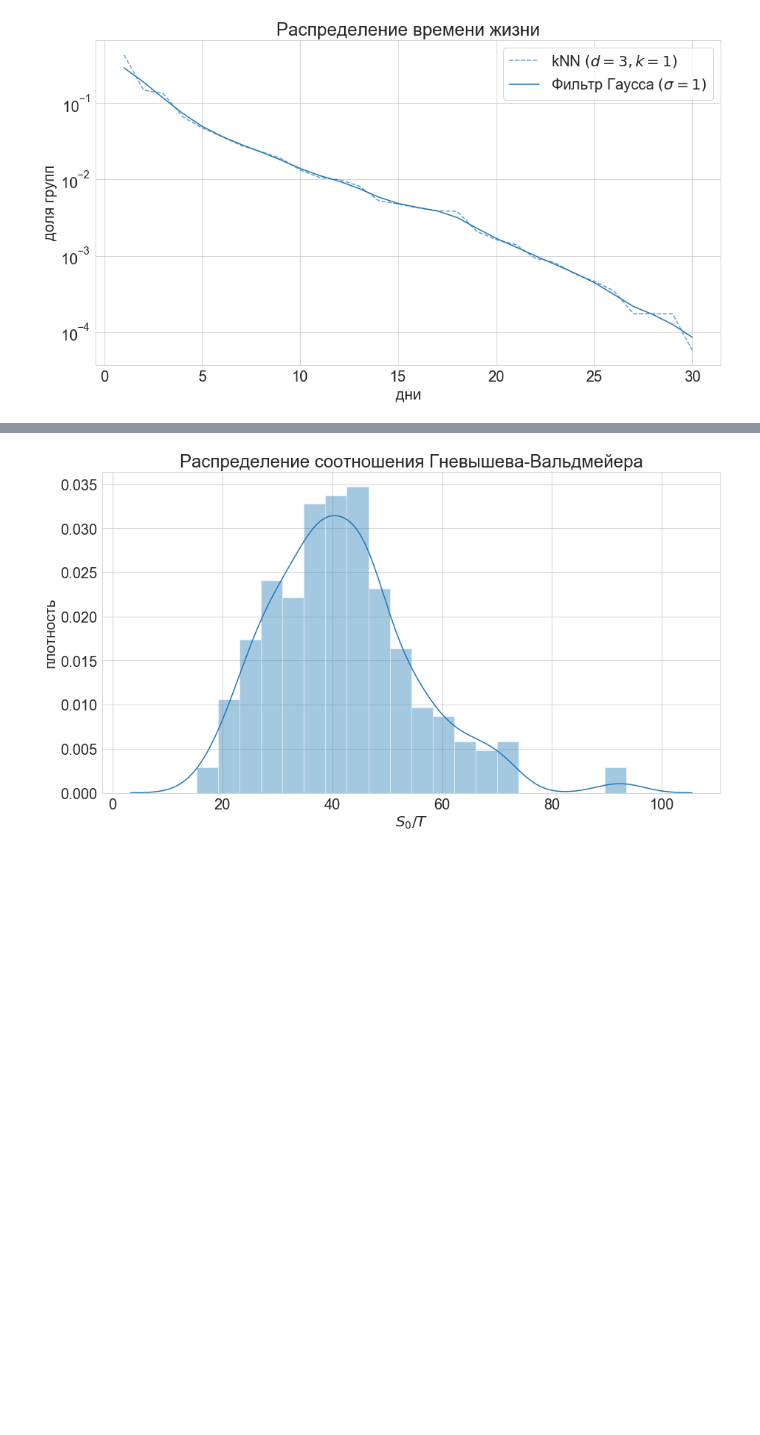
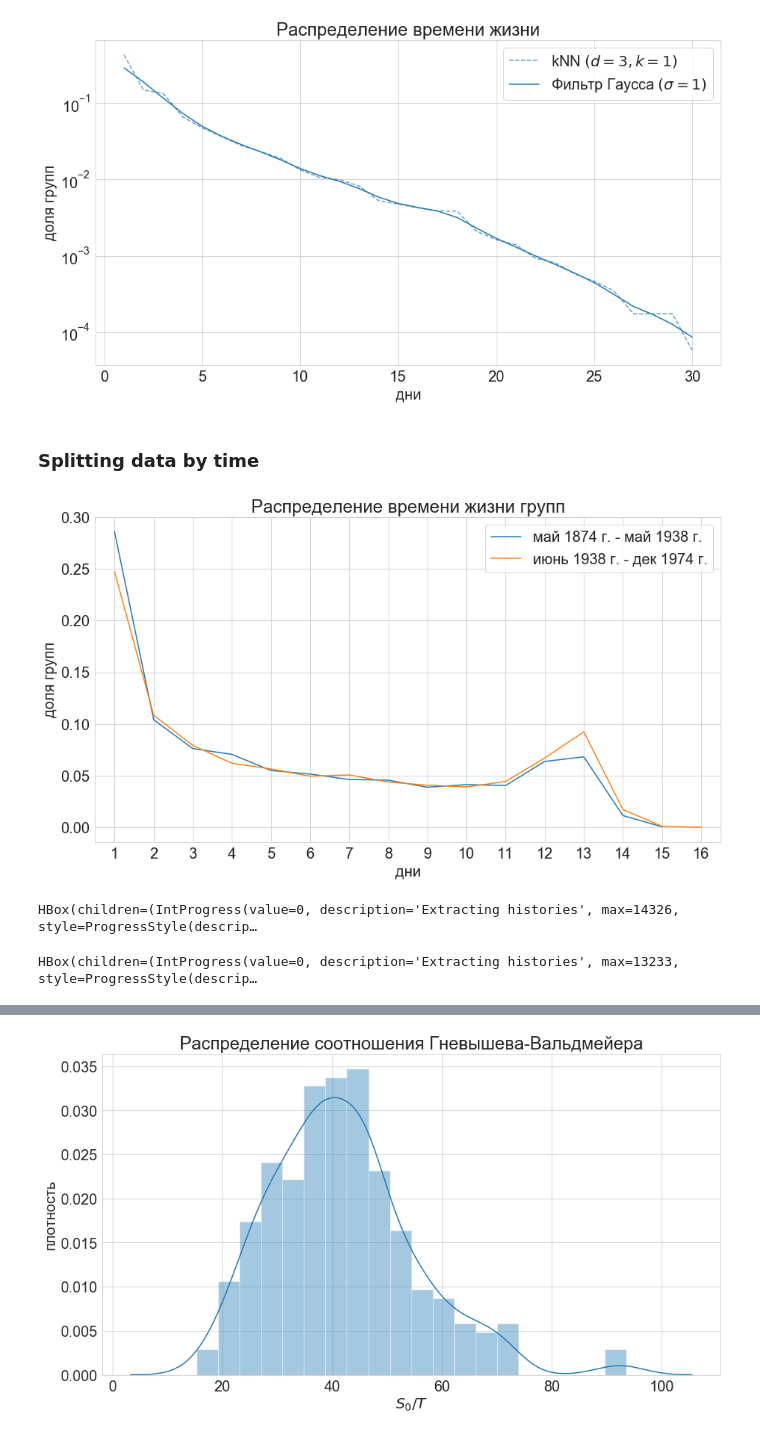
Before and after one commit to isadrtdinov/Solar-Activity, a Jupyter notebook: experiments.ipynb, the cells around one changed output, grey strips where cells are left out. Drawn from its saved outputs; the diff is of its cells as text; code cells hidden in the pictures; blank space fills up the shorter version.

```diff
--- a/experiments.ipynb
+++ b/experiments.ipynb
@@ -478,3 +481,39 @@ plt.savefig('images/gauss_filter')
 plt.show()
 # %% [output]
 [figure]
+# %% [markdown]
+### Splitting data by time
+# %%
+median_time = data.obs_time.quantile(0.5)
+old_ids = np.unique(data[data.obs_time <= median_time].id)
+old_data = data[np.isin(data.id, old_ids)]
+new_data = data[~np.isin(data.id, old_ids)]
+# %%
+plt.figure(figsize=(15, 8))
+
+grouped_data = old_data.groupby('id')
+unique, counts = np.unique(grouped_data.size(), return_counts=True)
+sns.lineplot(unique, counts / counts.sum(), label='май 1874 г. - май 1938 г.')
+
+grouped_data = new_data.groupby('id')
+unique, counts = np.unique(grouped_data.size(), return_counts=True)
+sns.lineplot(unique, counts / counts.sum(), label='июнь 1938 г. - дек 1974 г.')
+
+plt.xlabel('дни')
+plt.ylabel('доля групп')
+plt.xticks(np.arange(1, 17))
+plt.xlim(0.5, 16.5)
+plt.title('Распределение времени жизни групп')
+plt.savefig('images/time_split/init_lifetime')
+plt.show()
+# %% [output]
+[figure, added]
+# %%
+seq_gen = SequenceGenerator(verbose=True, filter_longitude=60)
+old_histories, old_left_mask, old_right_mask = seq_gen.transform(old_data, filter_center=False, filter_nan=True,
+                                                                 filter_right_edge=True, length=3)
+new_histories, new_left_mask, new_right_mask = seq_gen.transform(new_data, filter_center=False, filter_nan=True,
+                                                                 filter_right_edge=True, length=3)
+# %% [output]
+HBox(children=(IntProgress(value=0, description='Extracting histories', max=14326, style=ProgressStyle(descrip…
+HBox(children=(IntProgress(value=0, description='Extracting histories', max=13233, style=ProgressStyle(descrip…
```
Also changed, not shown: parts of 22 cells of this notebook, 22 other files.
